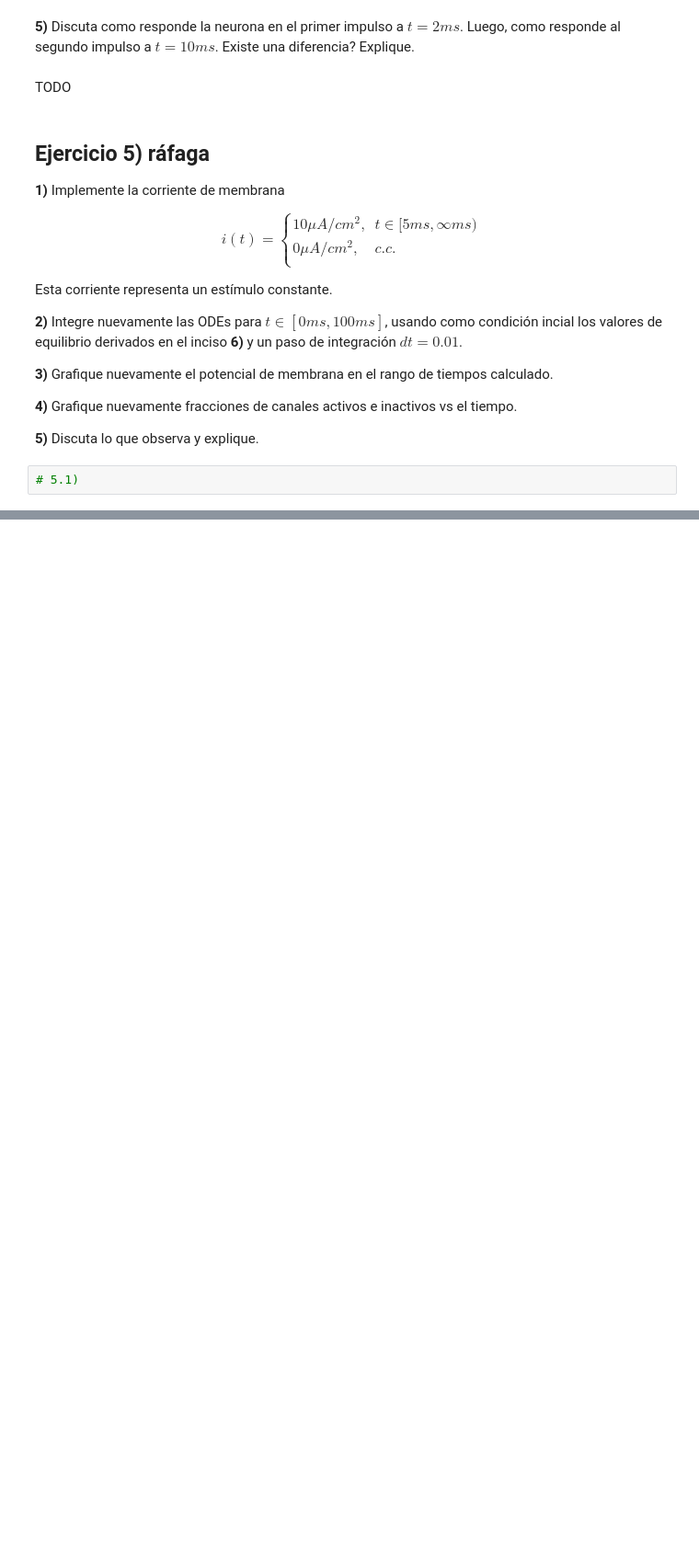
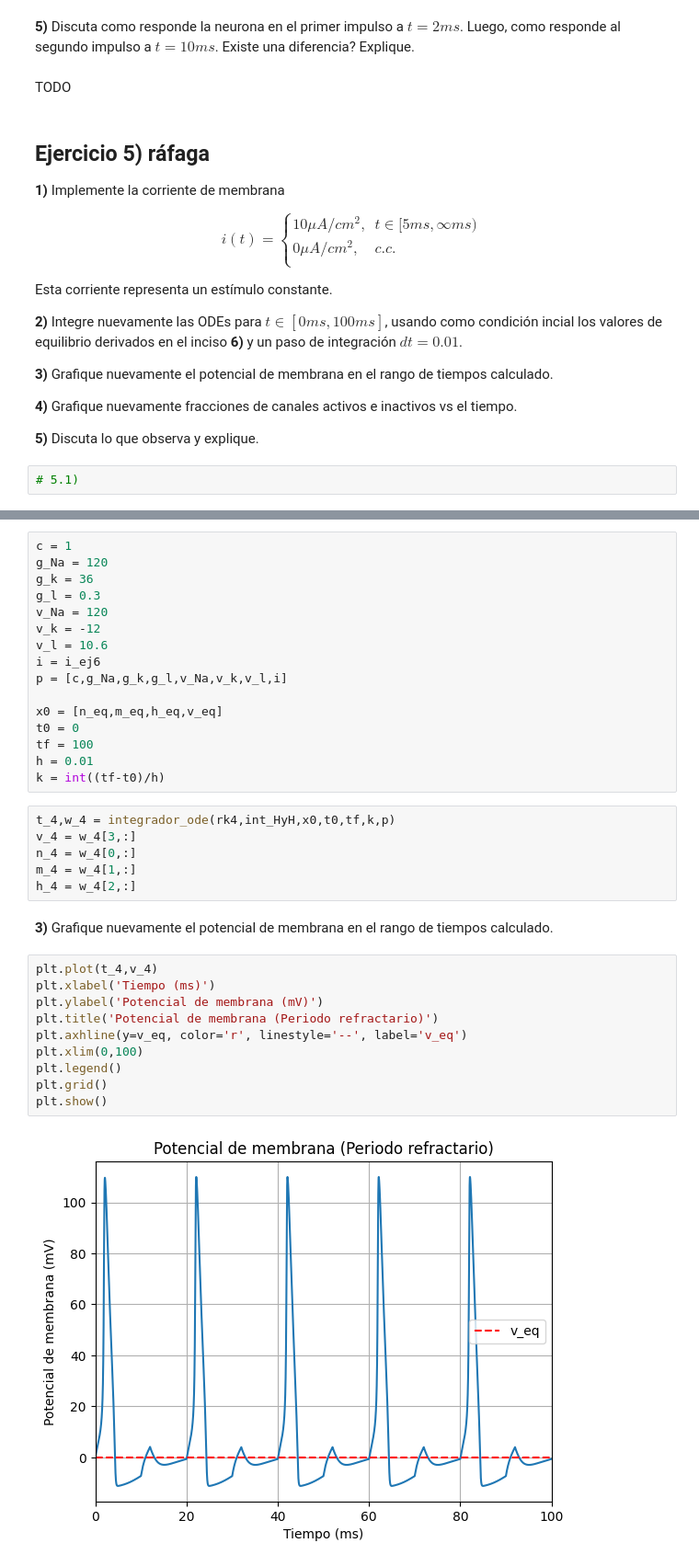
Before and after one commit to AdolfoBanchio/Modelo-Hodgkin-y-Huxley, a Jupyter notebook: redes_neuronales_2024_guia_8.ipynb, the cells around one changed output, grey strips where cells are left out. Shown at 92% size. Cells and saved outputs as stored; diff of their text form; blank space fills up the shorter version.

```diff
--- a/redes_neuronales_2024_guia_8.ipynb
+++ b/redes_neuronales_2024_guia_8.ipynb
@@ -650,0 +656,36 @@ $$
+# %%
+c = 1
+g_Na = 120
+g_k = 36
+g_l = 0.3
+v_Na = 120
+v_k = -12
+v_l = 10.6
+i = i_ej6
+p = [c,g_Na,g_k,g_l,v_Na,v_k,v_l,i]
+
+x0 = [n_eq,m_eq,h_eq,v_eq]
+t0 = 0
+tf = 100
+h = 0.01
+k = int((tf-t0)/h)
+# %%
+t_4,w_4 = integrador_ode(rk4,int_HyH,x0,t0,tf,k,p)
+v_4 = w_4[3,:]
+n_4 = w_4[0,:]
+m_4 = w_4[1,:]
+h_4 = w_4[2,:]
+# %% [markdown]
+**3)** Grafique nuevamente el potencial de membrana en el rango de tiempos calculado.
+# %%
+plt.plot(t_4,v_4)
+plt.xlabel('Tiempo (ms)')
+plt.ylabel('Potencial de membrana (mV)')
+plt.title('Potencial de membrana (Periodo refractario)')
+plt.axhline(y=v_eq, color='r', linestyle='--', label='v_eq')
+plt.xlim(0,100)
+plt.legend()
+plt.grid()
+plt.show()
+# %% [output]
+[figure, added]
```
Also changed, not shown: parts of 20 cells of this notebook.
